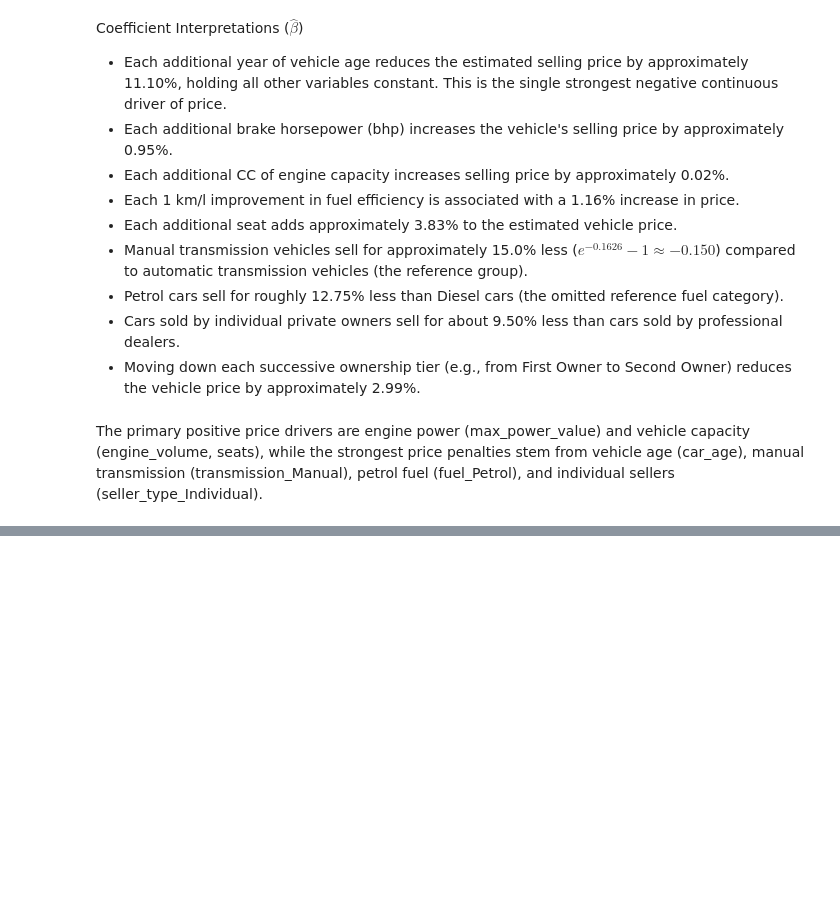
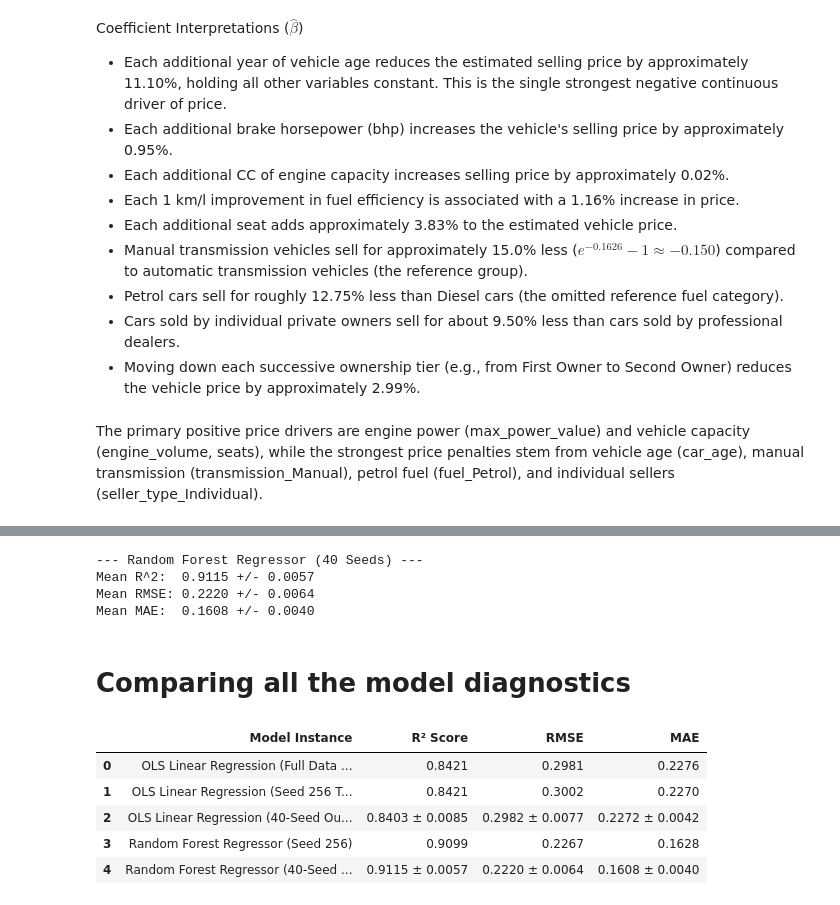
Before and after one commit to kjkyagambiddwa/OIBSIP, a Jupyter notebook: DataScience-Task3-CarPricePrediction/Car_Price_Prediction.ipynb, the cells around one changed output, grey strips where cells are left out. Saved outputs shown, nothing was run; the diff lists cells and outputs as text; code cells hidden in the pictures; blank space fills up the shorter version.

Commit message:
Added the random Forest Regressor Model. Corrected the wrong counfounding conclusions in km_driven since i hadn't added an add_constant function.

```diff
--- a/DataScience-Task3-CarPricePrediction/Car_Price_Prediction.ipynb
+++ b/DataScience-Task3-CarPricePrediction/Car_Price_Prediction.ipynb
@@ -771,0 +843,80 @@ The primary positive price drivers are engine power (max_power_value) and vehicl
+# %%
+# Lists to collect metrics across seeds for Random Forest
+r2_scores = []
+rmse_scores = []
+mae_scores = []
+
+for seed in range(1, 41):
+    X_train, X_test, y_train, y_test = train_test_split(
+        X, y, test_size=0.2, random_state=seed
+    )
+
+    # Random Forest Regressor
+    rf_model = RandomForestRegressor(n_estimators=100, random_state=seed)
+    rf_model.fit(X_train, y_train)
+    rf_pred = rf_model.predict(X_test)
+
+    r2_scores.append(r2_score(y_test, rf_pred))
+    rmse_scores.append(np.sqrt(mean_squared_error(y_test, rf_pred)))
+    mae_scores.append(mean_absolute_error(y_test, rf_pred))
+
+# Results Summary DataFrame
+results_df = pd.DataFrame({
+    "Seed": list(range(1, 41)),
+    "R2": r2_scores,
+    "RMSE": rmse_scores,
+    "MAE": mae_scores,
+})
+
+print("--- Random Forest Regressor (40 Seeds) ---")
+print(f"Mean R^2:  {np.mean(r2_scores):.4f} +/- {np.std(r2_scores):.4f}")
+print(f"Mean RMSE: {np.mean(rmse_scores):.4f} +/- {np.std(rmse_scores):.4f}")
+print(f"Mean MAE:  {np.mean(mae_scores):.4f} +/- {np.std(mae_scores):.4f}")
+# %% [output]
+--- Random Forest Regressor (40 Seeds) ---
+Mean R^2:  0.9115 +/- 0.0057
+Mean RMSE: 0.2220 +/- 0.0064
+Mean MAE:  0.1608 +/- 0.0040
+# %% [markdown]
+# Comparing all the model diagnostics
+# %%
+# Combine metrics across OLS (out-of-sample) and Random Forest instances into a single DataFrame
+comparison_df = pd.DataFrame({
+    "Model Instance": [
+        "OLS Linear Regression (Full Data / In-Sample)",
+        "OLS Linear Regression (Seed 256 Test Split)",
+        "OLS Linear Regression (40-Seed Out-of-Sample Average)",
+        "Random Forest Regressor (Seed 256)",
+        "Random Forest Regressor (40-Seed Average)",
+    ],
+    "R² Score": [
+        f"{r2_score(y, ols_model.predict(X)):.4f}",
+        f"{ols_256_r2:.4f}",
+        f"{np.mean(ols_r2_scores):.4f} ± {np.std(ols_r2_scores):.4f}",
+        f"{rf_256_r2:.4f}",
+        f"{np.mean(r2_scores):.4f} ± {np.std(r2_scores):.4f}",
+    ],
+    "RMSE": [
+        f"{np.sqrt(mean_squared_error(y, ols_model.predict(X))):.4f}",
+        f"{ols_256_rmse:.4f}",
+        f"{np.mean(ols_rmse_scores):.4f} ± {np.std(ols_rmse_scores):.4f}",
+        f"{rf_256_rmse:.4f}",
+        f"{np.mean(rmse_scores):.4f} ± {np.std(rmse_scores):.4f}",
+    ],
+    "MAE": [
+        f"{mean_absolute_error(y, ols_model.predict(X)):.4f}",
+        f"{ols_256_mae:.4f}",
+        f"{np.mean(ols_mae_scores):.4f} ± {np.std(ols_mae_scores):.4f}",
+        f"{rf_256_mae:.4f}",
+        f"{np.mean(mae_scores):.4f} ± {np.std(mae_scores):.4f}",
+    ],
+})
+
+comparison_df
+# %% [output]
+|  | Model Instance | R² Score | RMSE | MAE |
+| 0 | OLS Linear Regression (Full Data ... | 0.8421 | 0.2981 | 0.2276 |
+| 1 | OLS Linear Regression (Seed 256 T... | 0.8421 | 0.3002 | 0.2270 |
+| 2 | OLS Linear Regression (40-Seed Ou... | 0.8403 ± 0.0085 | 0.2982 ± 0.0077 | 0.2272 ± 0.0042 |
+| 3 | Random Forest Regressor (Seed 256) | 0.9099 | 0.2267 | 0.1628 |
+| 4 | Random Forest Regressor (40-Seed ... | 0.9115 ± 0.0057 | 0.2220 ± 0.0064 | 0.1608 ± 0.0040 |
```
Also changed, not shown: parts of 21 cells of this notebook.
